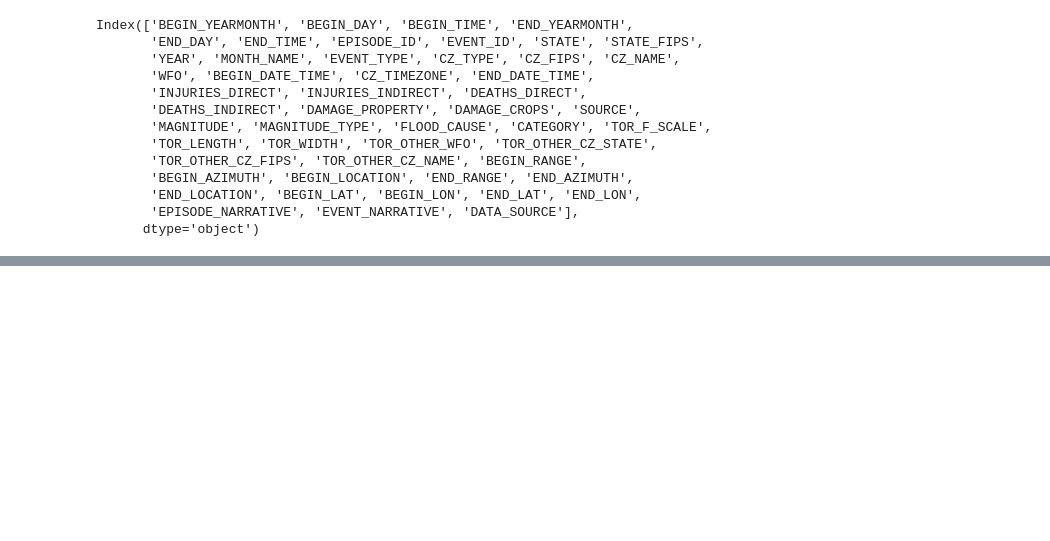
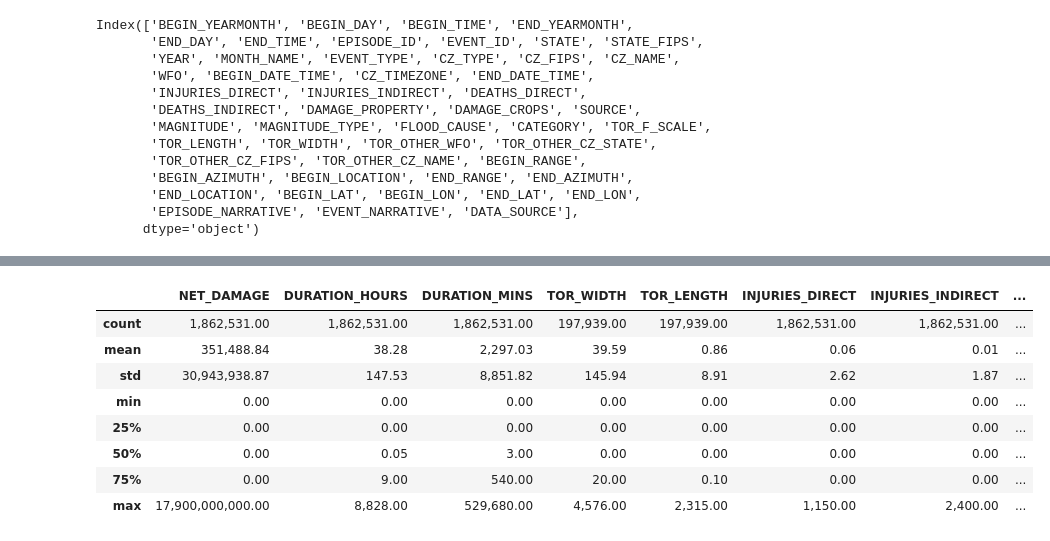
Before and after one commit to Sai0472003/ECO482_TORNADO_PROJECT, a Jupyter notebook: SummaryStats_482.ipynb, the cells around one changed output, grey strips where cells are left out. Saved outputs shown, nothing was run; the diff lists cells and outputs as text; code cells hidden in the pictures; blank space fills up the shorter version.

```diff
--- a/SummaryStats_482.ipynb
+++ b/SummaryStats_482.ipynb
@@ -76,2 +148,26 @@ storm_da['DAMAGE']
+# %%
+# Ensure time is in HHMM format and handle cases where it may be missing
+def format_time(time):
+    time = str(time).zfill(4)  # Ensures it's always 4 digits (e.g., 30 -> 0030)
+    return f"{time[:2]}:{time[2:]}"  # Converts "HHMM" to "HH:MM"
+
+# Convert BEGIN components to datetime
+storm_data['BEGIN'] = pd.to_datetime(
+    storm_data['BEGIN_YEARMONTH'].astype(str) + storm_data['BEGIN_DAY'].astype(str).str.zfill(2) + " " +
+    storm_data['BEGIN_TIME'].apply(format_time),
+    format='%Y%m%d %H:%M'
+)
+
+# Convert END components to datetime
+storm_data['END'] = pd.to_datetime(
+    storm_data['END_YEARMONTH'].astype(str) + storm_data['END_DAY'].astype(str).str.zfill(2) + " " +
+    storm_data['END_TIME'].apply(format_time),
+    format='%Y%m%d %H:%M'
+)
+
+# Compute DURATION in hours (decimal format)
+storm_data['DURATION_HOURS'] = (storm_data['END'] - storm_data['BEGIN']).dt.total_seconds() / 3600
+storm_data['DURATION_MINS'] = (storm_data['END'] - storm_data['BEGIN']).dt.total_seconds() / 60
 # %%
-storm_data[['DURATION', 'TOR_F_SCALE', 'TOR_WIDTH', 'TOR_LENGTH', 'INJURIES_DIRECT', 'INJURIES_INDIRECT', 'DEATHS_DIRECT', 'DEATHS_INDIRECT']].describe()
+clean_storm_data = storm_data.copy()
+clean_storm_data = clean_storm_data[['NET_DAMAGE', 'DURATION_HOURS', 'DURATION_MINS', 'TOR_F_SCALE', 'TOR_WIDTH', 'TOR_LENGTH', 'INJURIES_DIRECT', 'INJURIES_INDIRECT', 'DEATHS_DIRECT', 'DEATHS_INDIRECT']]
@@ -87,0 +183,13 @@ storm_data[['DURATION', 'TOR_F_SCALE', 'TOR_WIDTH', 'TOR_LENGTH', 'INJURIES_DIRE
+# %%
+pd.options.display.float_format = '{:,.2f}'.format
+clean_storm_data.describe()
+# %% [output]
+|  | NET_DAMAGE | DURATION_HOURS | DURATION_MINS | TOR_WIDTH | TOR_LENGTH | INJURIES_DIRECT | INJURIES_INDIRECT | ... |
+| count | 1,862,531.00 | 1,862,531.00 | 1,862,531.00 | 197,939.00 | 197,939.00 | 1,862,531.00 | 1,862,531.00 | ... |
+| mean | 351,488.84 | 38.28 | 2,297.03 | 39.59 | 0.86 | 0.06 | 0.01 | ... |
+| std | 30,943,938.87 | 147.53 | 8,851.82 | 145.94 | 8.91 | 2.62 | 1.87 | ... |
+| min | 0.00 | 0.00 | 0.00 | 0.00 | 0.00 | 0.00 | 0.00 | ... |
+| 25% | 0.00 | 0.00 | 0.00 | 0.00 | 0.00 | 0.00 | 0.00 | ... |
+| 50% | 0.00 | 0.05 | 3.00 | 0.00 | 0.00 | 0.00 | 0.00 | ... |
+| 75% | 0.00 | 9.00 | 540.00 | 20.00 | 0.10 | 0.00 | 0.00 | ... |
+| max | 17,900,000,000.00 | 8,828.00 | 529,680.00 | 4,576.00 | 2,315.00 | 1,150.00 | 2,400.00 | ... |
```
Also changed, not shown: parts of 6 cells of this notebook.
